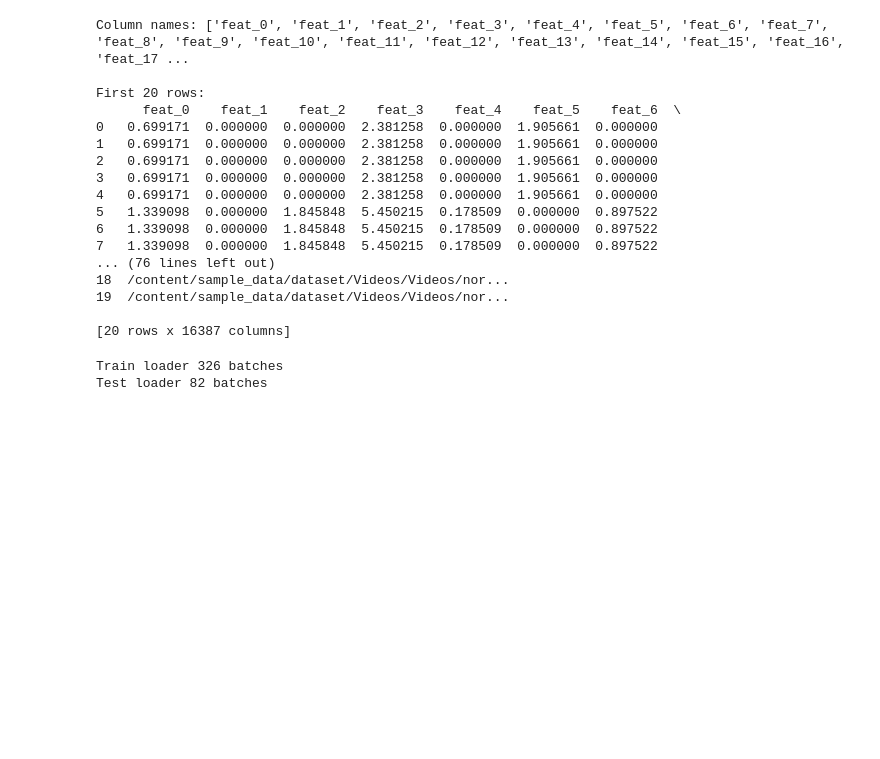
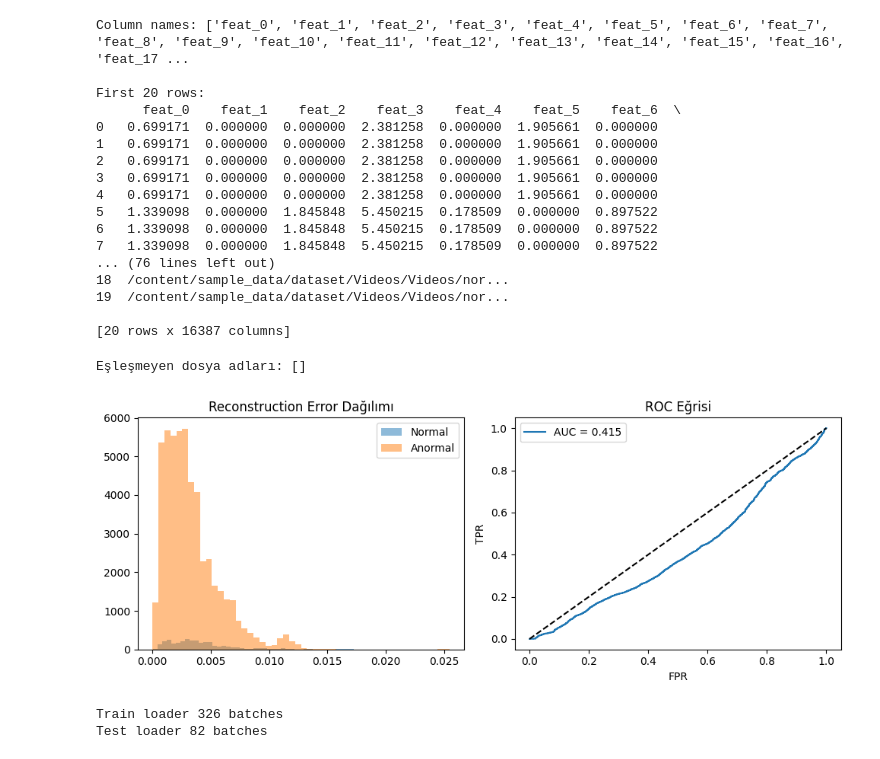
Before and after one commit to bugrakaann/SuspiciousActionRecognition, a Jupyter notebook: x3dxs_model.ipynb, the cells around one changed output. Cells and saved outputs as stored; diff of their text form; code cells hidden in the pictures; blank space fills up the shorter version.

```diff
--- a/x3dxs_model.ipynb
+++ b/x3dxs_model.ipynb
@@ -437 +634,60 @@ frame_transform = T.Compose([
+# %%
+import os
+import pandas as pd
+
+# 1) Autoencoder hataları
+errors_df = pd.read_csv('/content/drive/MyDrive/modelepochsaves/autoencoder_features_batched.csv')
+
+# 2) Senin metadata df’in (en baştaki df'in)
+#    Veya eğer kaydettiysen:
+# df = pd.read_csv('metadata.csv')
+meta_df = df[['video_path','binary_label']].drop_duplicates()
+
+# 3) filename sütunu ekle (sadece dosya adı)
+errors_df['filename'] = errors_df['video_path'].apply(lambda p: os.path.basename(p))
+meta_df  ['filename'] = meta_df ['video_path'].apply(lambda p: os.path.basename(p))
+
+# 4) Birleştir dosya adı üzerinden
+merged = errors_df.merge(
+    meta_df[['filename','binary_label']],
+    on='filename',
+    how='left'
+)
+
+merged = merged.dropna(subset=['binary_label'])
+
+# 5) Hala eksik label kalan var mı bakalım
+missing = merged[merged['binary_label'].isnull()]['filename'].unique()
+print("Eşleşmeyen dosya adları:", missing)
+# eğer burada [ ] boş gelirse tamamdır
+assert len(missing)==0, "Hala eşleşmeyen video dosyaları var!"
+
+# 6) Artık y_true ve y_score hesaplayabilirsin
+from sklearn.metrics import roc_curve, auc
+import matplotlib.pyplot as plt
+
+y_true  = merged['binary_label'].values
+y_score = merged['recon_error'].values
+
+fpr, tpr, _ = roc_curve(y_true, y_score)
+roc_auc = auc(fpr, tpr)
+
+# 7) Sonuçları çiz
+plt.figure(figsize=(10,4))
+plt.subplot(1,2,1)
+plt.hist(y_score[y_true==0], bins=50, alpha=0.5, label='Normal')
+plt.hist(y_score[y_true==1], bins=50, alpha=0.5, label='Anormal')
+plt.legend(); plt.title('Reconstruction Error Dağılımı')
+
+plt.subplot(1,2,2)
+plt.plot(fpr, tpr, label=f'AUC = {roc_auc:.3f}')
+plt.plot([0,1],[0,1],'k--')
+plt.xlabel('FPR'); plt.ylabel('TPR')
+plt.legend(); plt.title('ROC Eğrisi')
+
+plt.tight_layout()
+plt.show()
+# %% [output]
+Eşleşmeyen dosya adları: []
+[figure, added]
 # %%
```
Also changed, not shown: parts of 12 cells of this notebook.
